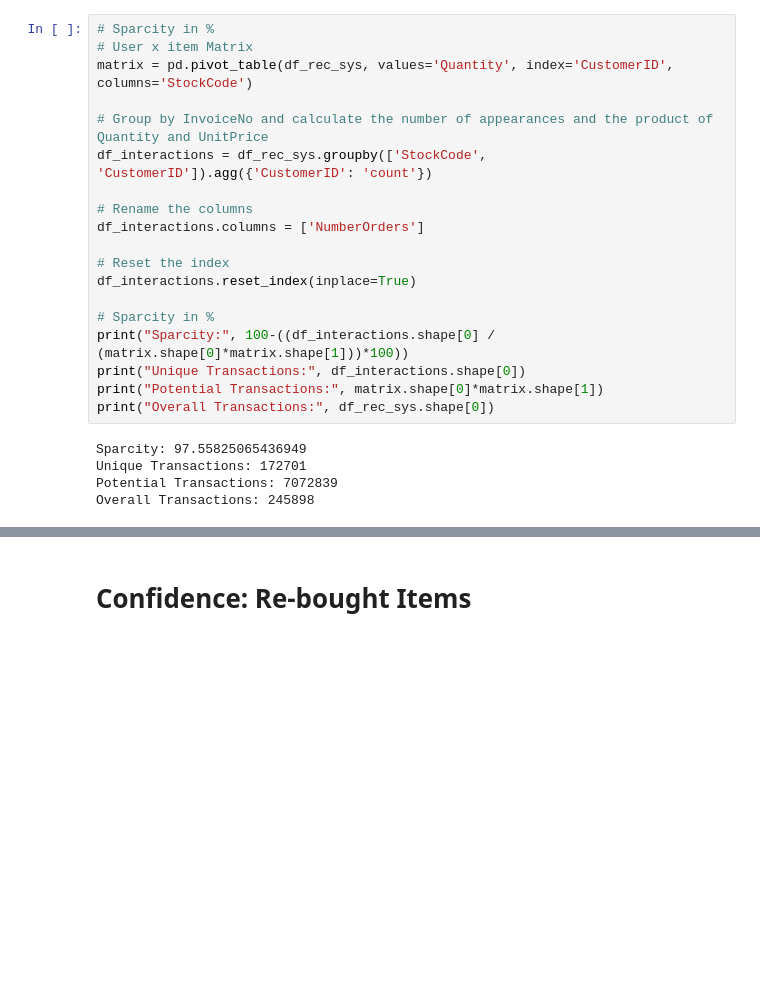
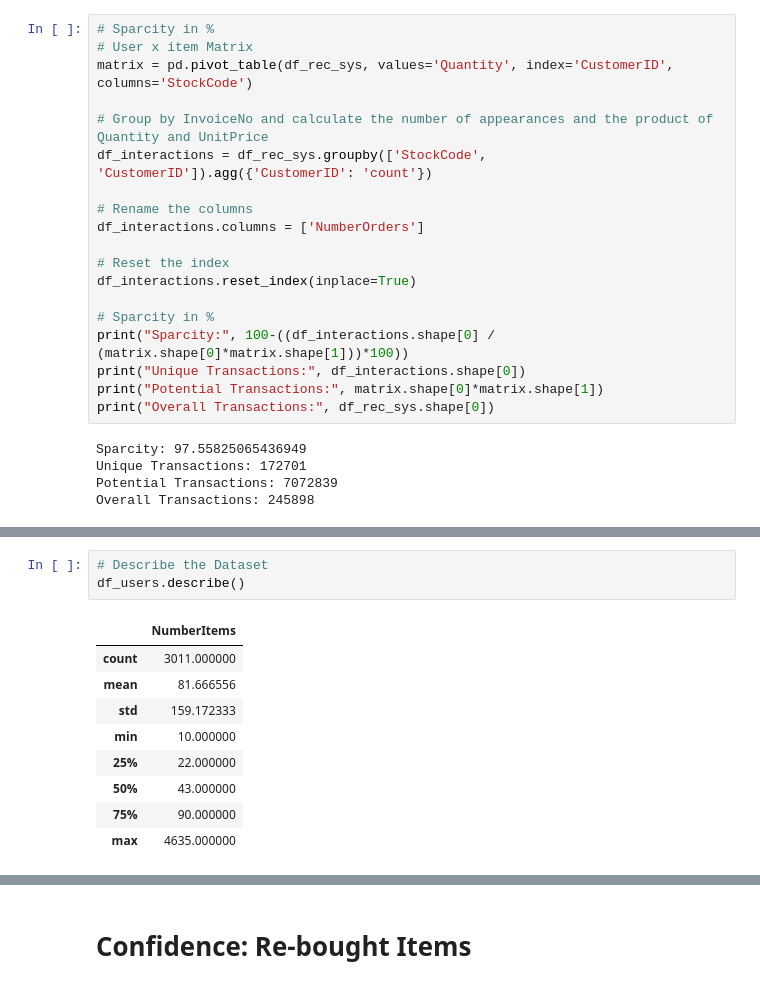
Before and after one commit to uadR1/Master-Thesis-Building-and-Evaluating-Candidate-Generation-Models-with-Neural-Networks, a Jupyter notebook: 01_ExplanatoryDataAnalysis/02_Eda_RecSys.ipynb, the cells around one changed output, grey strips where cells are left out. Cells and saved outputs as stored; diff of their text form; blank space fills up the shorter version.

```diff
--- a/01_ExplanatoryDataAnalysis/02_Eda_RecSys.ipynb
+++ b/01_ExplanatoryDataAnalysis/02_Eda_RecSys.ipynb
@@ -553,0 +575,13 @@ Overall Transactions: 245898
+# %%
+# Describe the Dataset
+df_users.describe()
+# %% [output]
+|  | NumberItems |
+| count | 3011.000000 |
+| mean | 81.666556 |
+| std | 159.172333 |
+| min | 10.000000 |
+| 25% | 22.000000 |
+| 50% | 43.000000 |
+| 75% | 90.000000 |
+| max | 4635.000000 |
```
Also changed, not shown: parts of 12 cells of this notebook.
